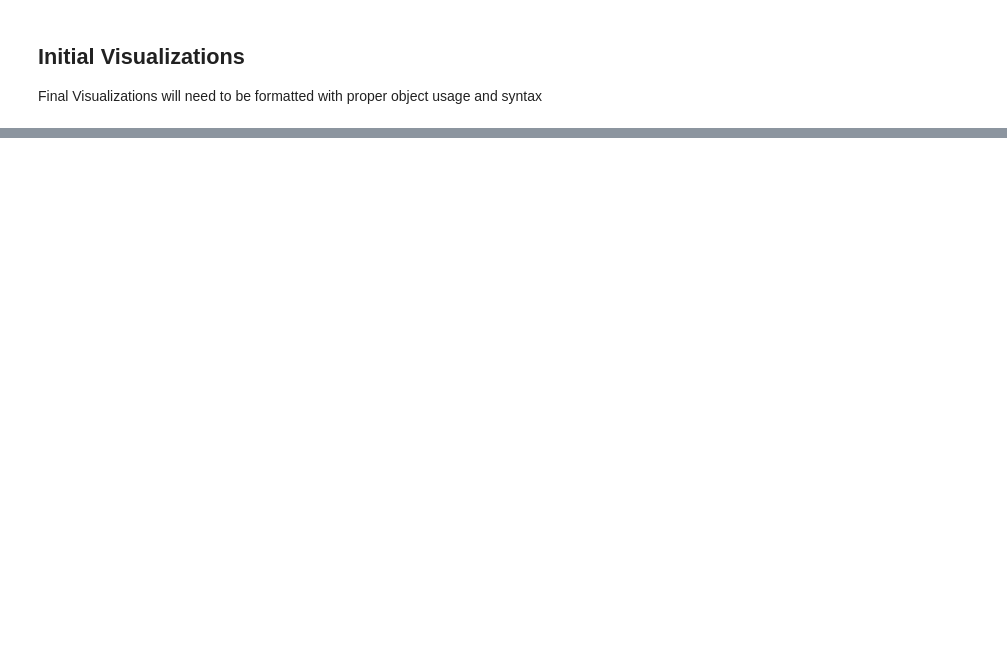
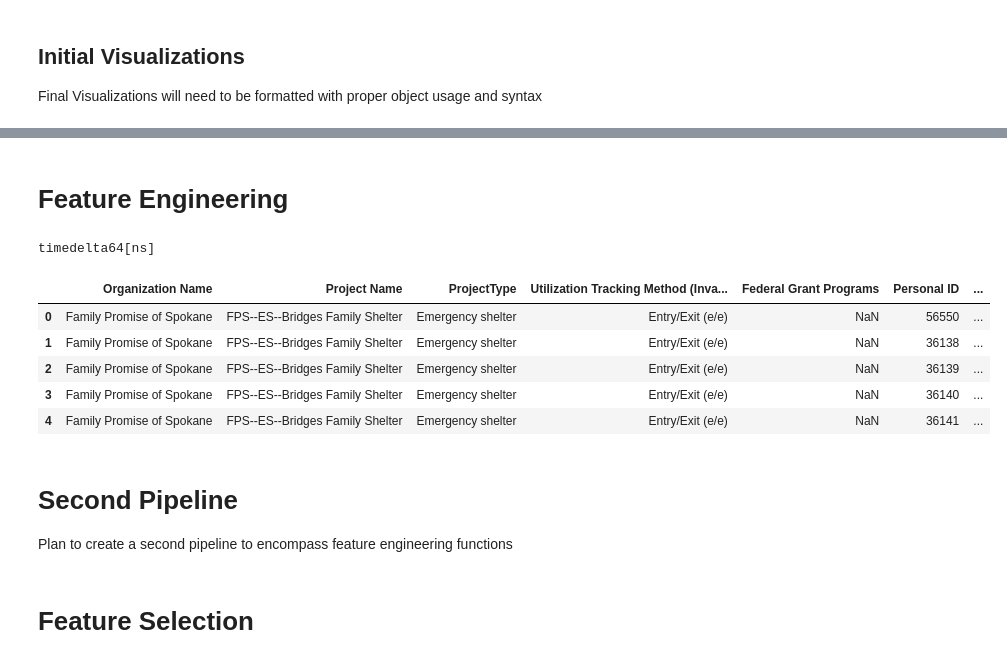
Before and after one commit to mudesir/family-promise-spokane-ds-b, a Jupyter notebook: notebooks/Data Exploration.ipynb, the cells around one changed output, grey strips where cells are left out. Drawn from its saved outputs; the diff is of its cells as text; code cells hidden in the pictures; blank space fills up the shorter version.

Commit message:
Update cleaning pipeline

```diff
--- a/notebooks/Data Exploration.ipynb
+++ b/notebooks/Data Exploration.ipynb
@@ -100,3 +108,8 @@ values_dict = {
     'Client doesn\'t know' : 'Unknown/Other',
     np.NaN : 'Unknown/Other'
 }
+# %%
+# Features that need to have dtype converted to datetime
+date_features = ['Enroll Date', 'Exit Date', 'CurrentDate', 'Date of First Contact (Beta)',
+                 'Date of First ES Stay (Beta)', 'Date of Last Contact (Beta)',
+                 'Date of Last ES Stay (Beta)', 'Engagement Date','Homeless Start Date']
@@ -165,0 +237,24 @@ sns.scatterplot(data=df2, y='Recategorized', x='Income Total at Entry').set_titl
+# %% [markdown]
+# Feature Engineering
+# %%
+# Length of Stay
+# Exit Date - Enroll Date
+df2['Enrollment Length'] = df2['Exit Date'] - df2['Enroll Date']
+print(df2['Enrollment Length'].dtypes)
+# %% [output]
+timedelta64[ns]
+# %%
+df2.head()
+# %% [output]
+|  | Organization Name | Project Name | ProjectType | Utilization Tracking Method (Inva... | Federal Grant Programs | Personal ID | ... |
+| 0 | Family Promise of Spokane | FPS--ES--Bridges Family Shelter | Emergency shelter | Entry/Exit (e/e) | NaN | 56550 | ... |
+| 1 | Family Promise of Spokane | FPS--ES--Bridges Family Shelter | Emergency shelter | Entry/Exit (e/e) | NaN | 36138 | ... |
+| 2 | Family Promise of Spokane | FPS--ES--Bridges Family Shelter | Emergency shelter | Entry/Exit (e/e) | NaN | 36139 | ... |
+| 3 | Family Promise of Spokane | FPS--ES--Bridges Family Shelter | Emergency shelter | Entry/Exit (e/e) | NaN | 36140 | ... |
+| 4 | Family Promise of Spokane | FPS--ES--Bridges Family Shelter | Emergency shelter | Entry/Exit (e/e) | NaN | 36141 | ... |
+# %% [markdown]
+# Second Pipeline
+
+Plan to create a second pipeline to encompass feature engineering functions
+# %% [markdown]
+# Feature Selection
```
Also changed, not shown: parts of 22 cells of this notebook.
